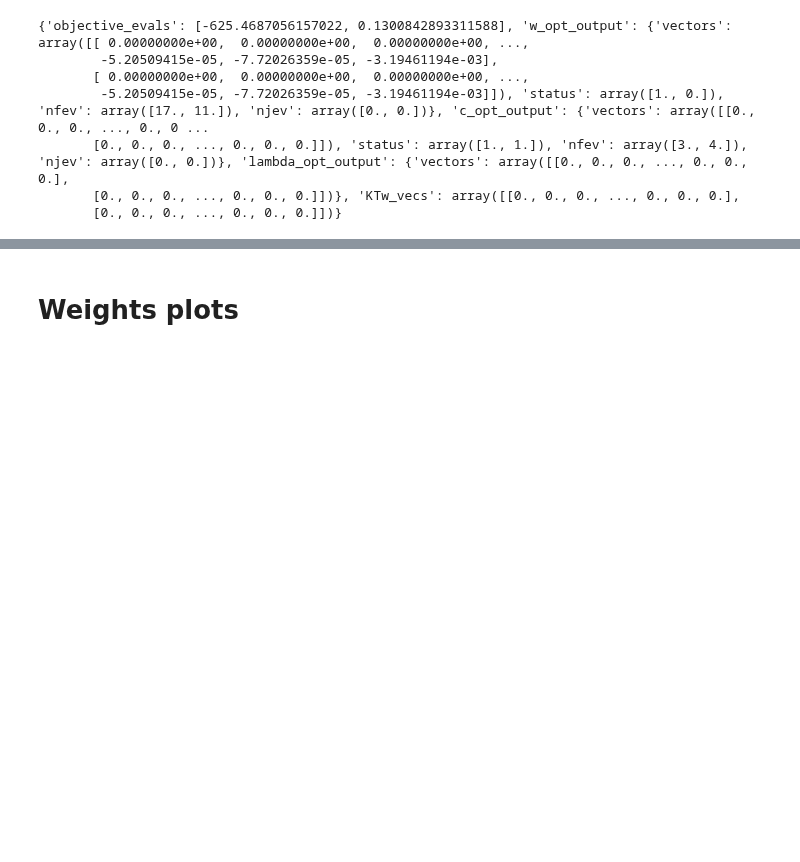
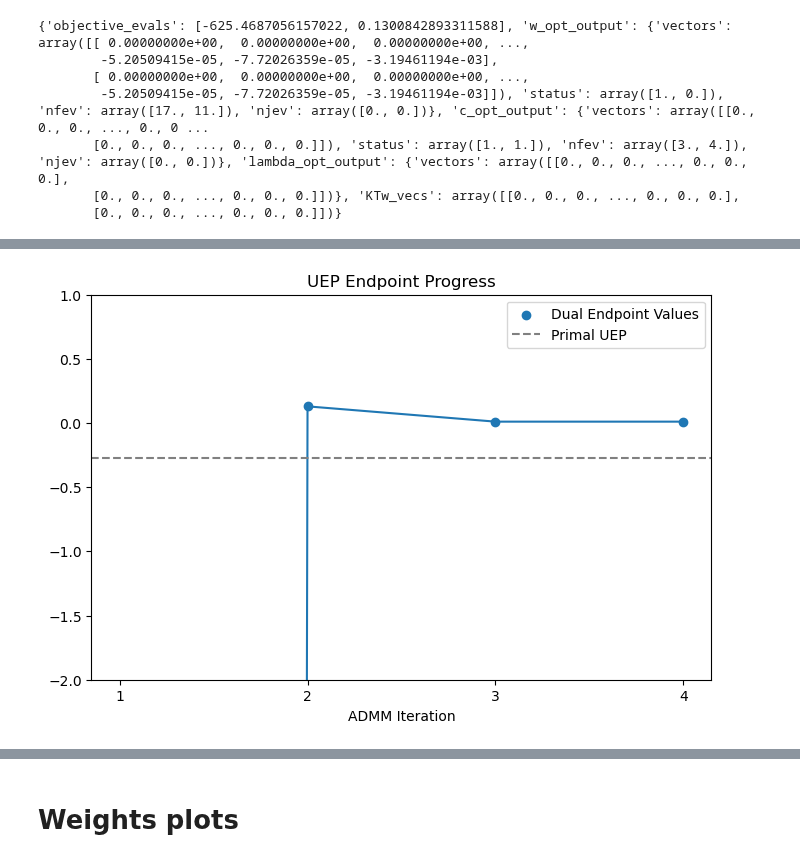
Before and after one commit to mcstanle/cf_inversion_sb_admm, a Jupyter notebook: output_investigations_11.ipynb, the cells around one changed output, grey strips where cells are left out. Drawn from its saved outputs; the diff is of its cells as text; code cells hidden in the pictures; blank space fills up the shorter version.

```diff
--- a/output_investigations_11.ipynb
+++ b/output_investigations_11.ipynb
@@ -154,9 +173,17 @@ plt.show()
 # %% [markdown]
 #### Final Results
+# %%
+# create endpoint values array
+NUM_ITERS = 4
+endpoint_vals = np.zeros(NUM_ITERS)
+
+# create feasibility array
+feasibility_vals = np.zeros(NUM_ITERS)
 # %%
-with open(BASE_DIR + '/11/final_results.pkl', 'rb') as f:
+with open(BASE_DIR + '/11/final_results_00_01.pkl', 'rb') as f:
     final_res = pickle.load(f)
-
+endpoint_vals[0] = final_res['objective_evals'][0]
+endpoint_vals[1] = final_res['objective_evals'][1]
 print(final_res)
 # %% [output]
 {'objective_evals': [-625.4687056157022, 0.1300842893311588], 'w_opt_output': {'vectors': array([[ 0.00000000e+00,  0.00000000e+00,  0.00000000e+00, ...,
@@ -171,7 +198,7 @@ print(final_res)
 IDX = 2
 feasibility_11 = np.zeros(IDX)
 for i in range(0, IDX):
-    feasibility_11[i] = np.linalg.norm(h + A.T @ final_res['c_opt_output']['vectors'][i] - final_res['KTw_vecs'][i])
-
+    feasibility_11[i] = np.linalg.norm(h - A.T @ final_res['c_opt_output']['vectors'][i] - final_res['KTw_vecs'][i])
+    feasibility_vals[i] = feasibility_11[i]
 print(feasibility_11)
 # %% [output]
@@ -178,0 +206,14 @@ print(feasibility_11)
+# %%
+# optimization status
+with open(BASE_DIR + '/11/res_text3.pkl', 'rb') as f:
+    res_stat_03 = pickle.load(f)
+print(res_stat_03)
+
+# optimization output
+with open(BASE_DIR + '/11/opt_output_03.pkl', 'rb') as f:
+    res_opt_03 = pickle.load(f)
+print(res_opt_03)
+
+for i in range(2, NUM_ITERS):
+    endpoint_vals[i] = res_opt_03['objective_evals'][i - 2]
+    feasibility_vals[i] = np.linalg.norm(h - A.T @ res_opt_03['c_opt_vecs'][i] - res_opt_03['KTw_vecs'][i])
@@ -178,0 +238,13 @@ print(feasibility_11)
+# %%
+plt.figure(figsize=(8, 5))
+plt.plot(np.arange(1, NUM_ITERS + 1), endpoint_vals)
+plt.scatter(np.arange(1, NUM_ITERS + 1), endpoint_vals, label='Dual Endpoint Values')
+plt.axhline(-0.274, linestyle='--', color='gray', label='Primal UEP')
+plt.title('UEP Endpoint Progress')
+plt.legend()
+plt.ylim(-2, 1)
+plt.xticks(np.arange(1, NUM_ITERS + 1), labels=np.arange(1, NUM_ITERS + 1))
+plt.xlabel('ADMM Iteration')
+plt.show()
+# %% [output]
+[figure, added]
```
Also changed, not shown: parts of 19 cells of this notebook, 1 other file.
